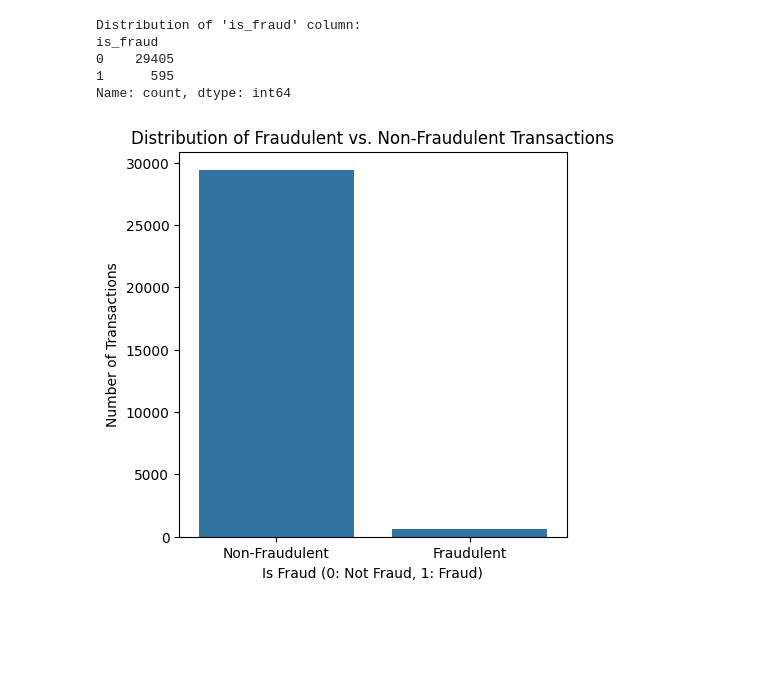
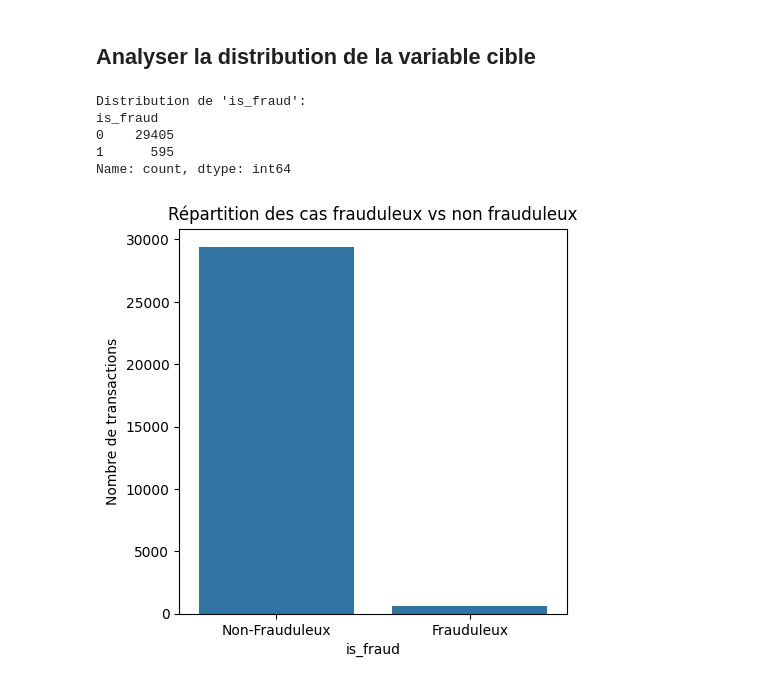
Before and after one commit to MathieuFan22/Mirada-Examen-ML-M2-ISPM, a Jupyter notebook: PoketraFinday-Mirada.ipynb, the cells around one changed output. Cells and saved outputs as stored; diff of their text form; code cells hidden in the pictures; blank space fills up the shorter version.

```diff
--- a/PoketraFinday-Mirada.ipynb
+++ b/PoketraFinday-Mirada.ipynb
@@ -49,0 +5,24 @@ WARNING: Runtime no longer has a reference to this dataframe, please re-run this
+# %%
+import pandas as pd
+
+df = pd.read_csv('/content/train.csv')
+display(df.head())
+
+
+print("\nStatistique Descriptive:")
+display(df.describe())
+
+columns_to_drop_if_present = ['transaction_id', 'customer_id']
+for col in columns_to_drop_if_present:
+    if col in df.columns:
+        df = df.drop(columns=[col])
+
+
+df_encoded = pd.get_dummies(df, columns=['type'], drop_first=True)
+
+correlation_matrix = df_encoded.corr()
+
+plt.figure(figsize=(10, 8))
+sns.heatmap(correlation_matrix, annot=True, cmap='Blues', fmt=".2f", linewidths=.5)
+plt.title('Correlation Matrix of Features including Fraud')
+plt.show()
@@ -50,22 +47,24 @@ WARNING: Runtime no longer has a reference to this dataframe, please re-run this
+# %% [markdown]
+## Analyser la distribution de la variable cible
 # %%
 import matplotlib.pyplot as plt
 import seaborn as sns
 
-print("Distribution of 'is_fraud' column:")
+print("Distribution de 'is_fraud':")
 fraud_counts = df['is_fraud'].value_counts()
 print(fraud_counts)
+
+
+plt.figure(figsize=(5, 5))
+sns.countplot(x='is_fraud', data=df)
+plt.title('Répartition des cas frauduleux vs non frauduleux')
+plt.ylabel('Nombre de transactions')
+plt.xticks(ticks=[0, 1], labels=['Non-Frauduleux', 'Frauduleux'])
+plt.show()
 # %% [output]
-Distribution of 'is_fraud' column:
+Distribution de 'is_fraud':
 is_fraud
 0    29405
 1      595
 Name: count, dtype: int64
+[figure, added]
-# %%
-plt.figure(figsize=(5, 5))
-sns.countplot(x='is_fraud', data=df)
-plt.title('Distribution of Fraudulent vs. Non-Fraudulent')
-plt.ylabel('Number of Transactions')
-plt.xticks(ticks=[0, 1], labels=['Non-Fraudulent', 'Fraudulent'])
-plt.show()
-# %% [output]
-[figure, removed]
```
Also changed, not shown: parts of 21 cells of this notebook.
